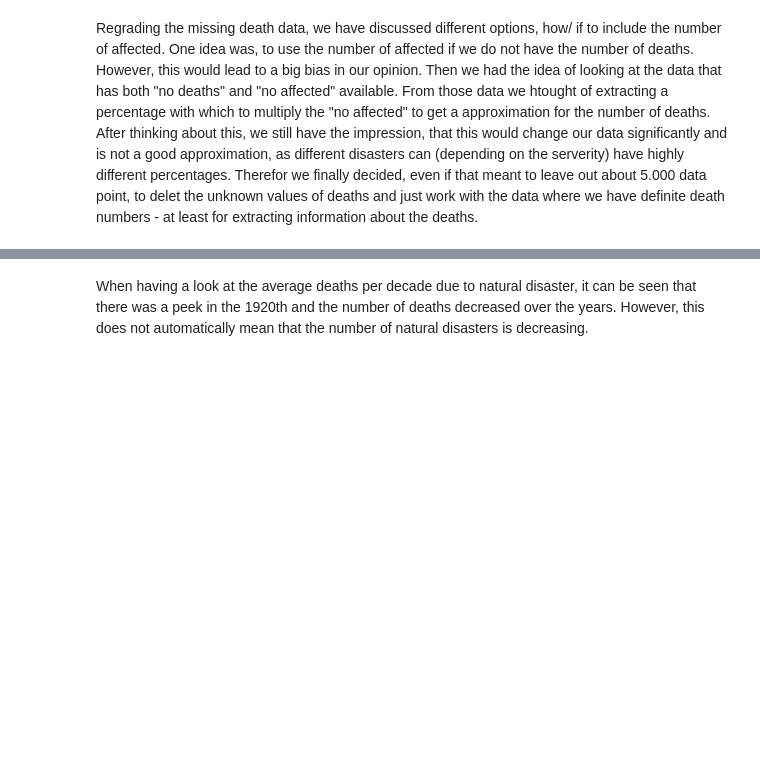
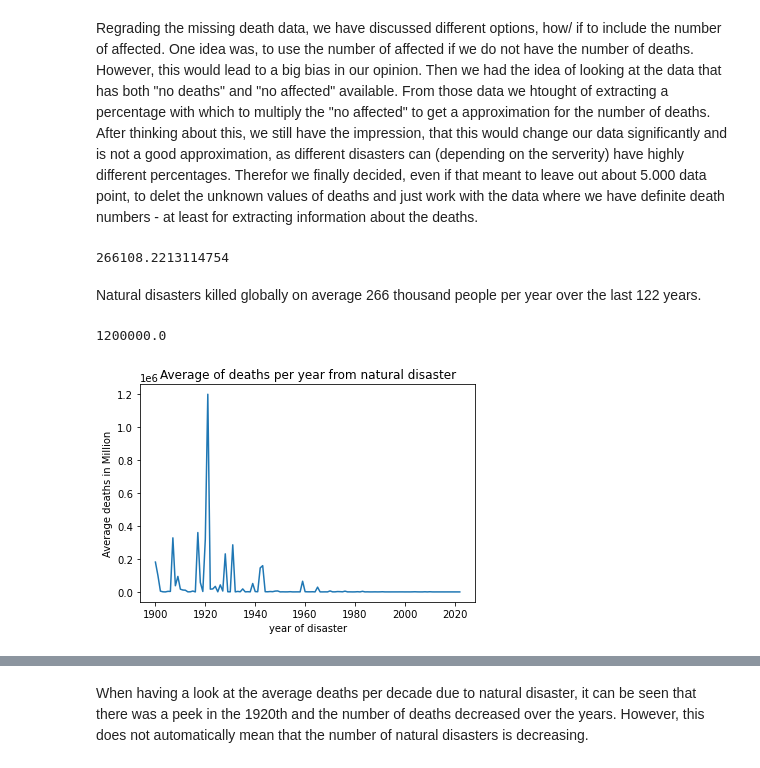
Before and after one commit to r-Files/DOPP, a Jupyter notebook: jupyter_notebooks/lab_question_a.ipynb, the cells around one changed output, grey strips where cells are left out. Drawn from its saved outputs; the diff is of its cells as text; code cells hidden in the pictures; blank space fills up the shorter version.

```diff
--- a/jupyter_notebooks/lab_question_a.ipynb
+++ b/jupyter_notebooks/lab_question_a.ipynb
@@ -45,6 +46,24 @@ Regrading the missing death data, we have discussed different options, how/ if t
 One idea was, to use the number of affected if we do not have the number of deaths. However, this would lead to a big bias in our opinion.
 Then we had the idea of looking at the data that has both "no deaths" and "no affected" available. From those data we htought of extracting a percentage with which to multiply the "no affected" to get a approximation for the number of deaths. After thinking about this, we still have the impression, that this would change our data significantly and is not a good approximation, as different disasters can (depending on the serverity) have highly different percentages.
 Therefor we finally decided, even if that meant to leave out about 5.000 data point, to delet the unknown values of deaths and just work with the data where we have definite death numbers - at least for extracting information about the deaths.
+# %%
+df.sum()['Total_Deaths']/(df.max()['Start_Year']-df.min()['Start_Year'])
+# %% [output]
+266108.2213114754
+# %% [markdown]
+Natural disasters killed globally on average 266 thousand people per year over the last 122 years.
+# %%
+# calc mean deaths, per year and plot them in a bar plot
+
+means = df.groupby(["Start_Year"]).mean()['Total_Deaths'].round()
+ax = means.plot(kind = 'line')
+ax.set_ylabel('Average deaths in Million')
+ax.set_xlabel ('year of disaster')
+ax.set_title('Average of deaths per year from natural disaster')
+max(means)
+# %% [output]
+1200000.0
+[figure, added]
 # %%
 # calc mean deaths, per Decade and plot them in a bar plot
 means = df.groupby(["Disaster_Decade"]).mean()['Total_Deaths'].round()
```
Also changed, not shown: parts of 8 cells of this notebook.
